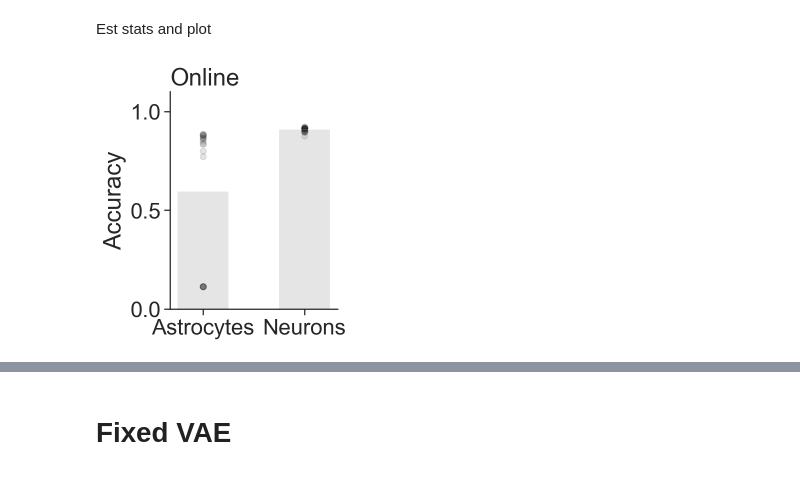
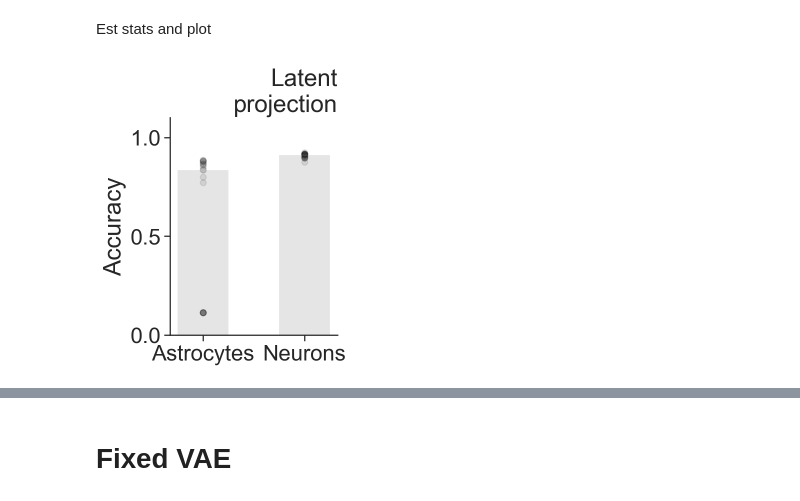
Before and after one commit to CoAxLab/glia_playing_atari, a Jupyter notebook: notebooks/digits_exp151-156.ipynb, the cells around one changed output, grey strips where cells are left out. Drawn from its saved outputs; the diff is of its cells as text; code cells hidden in the pictures.

Commit message:
Tweak analysis and figures for NeuralIPS paper These are close to the final

```diff
--- a/notebooks/digits_exp151-156.ipynb
+++ b/notebooks/digits_exp151-156.ipynb
@@ -137,28 +137,28 @@ Est stats and plot
 # %%
 # Est
 means = [np.mean(exp["correct"]) for exp in models]
 stds = [np.std(exp["correct"]) for exp in models]
 medians = [np.median(exp["correct"]) for exp in models]
 assert len(means) == len(models)
 
 # Plot grid
 fig = plt.figure(figsize=(3, 4))
 grid = plt.GridSpec(1, 1, wspace=0.3, hspace=0.8)
 plt.subplot(grid[0, 0])
 
 # Mean
-plt.bar(model_names, means, color="grey", alpha=0.2, width=0.5)
+plt.bar(model_names, medians, color="grey", alpha=0.2, width=0.5)
 
 # Points
 for name, model in zip(model_names, models):
     n = len(model["correct"])
     plt.scatter(x=np.repeat(name, n), y=model["correct"], color="black", alpha=0.1)
 
 # Axes
 plt.ylim(0, 1.1)
 plt.ylabel("Accuracy")
-plt.title("Online", loc="left")
+plt.title("Latent\nprojection", loc="right")
 _ = sns.despine()
 # %% [output]
-[figure, old version]
+[figure, new version]
 [interactive output not drawn]
```
Also changed, not shown: parts of 9 cells of this notebook, 4 other files.
